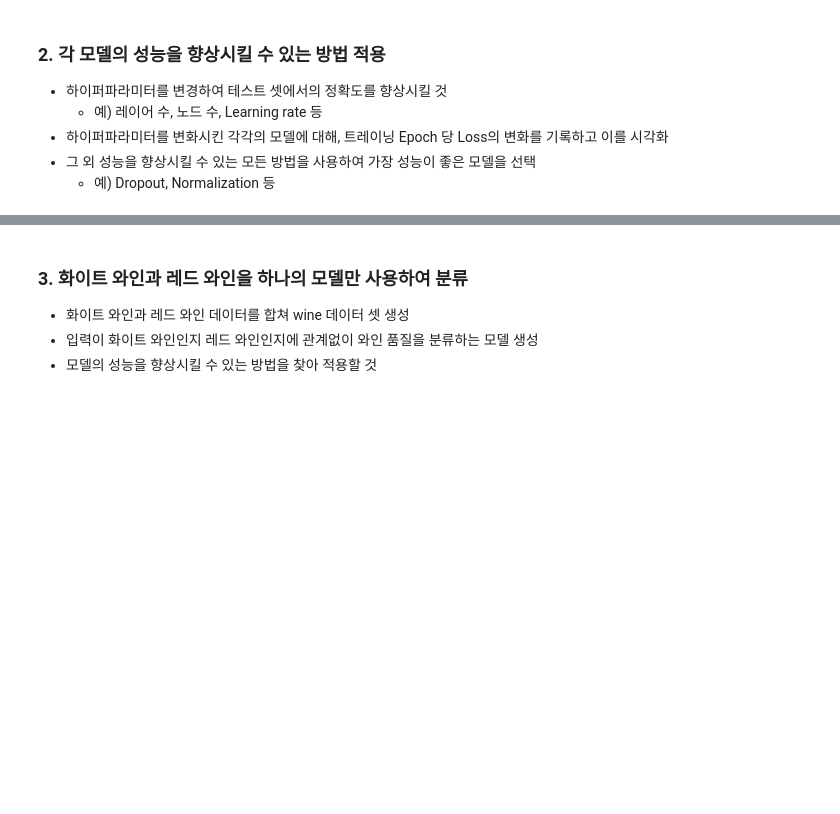
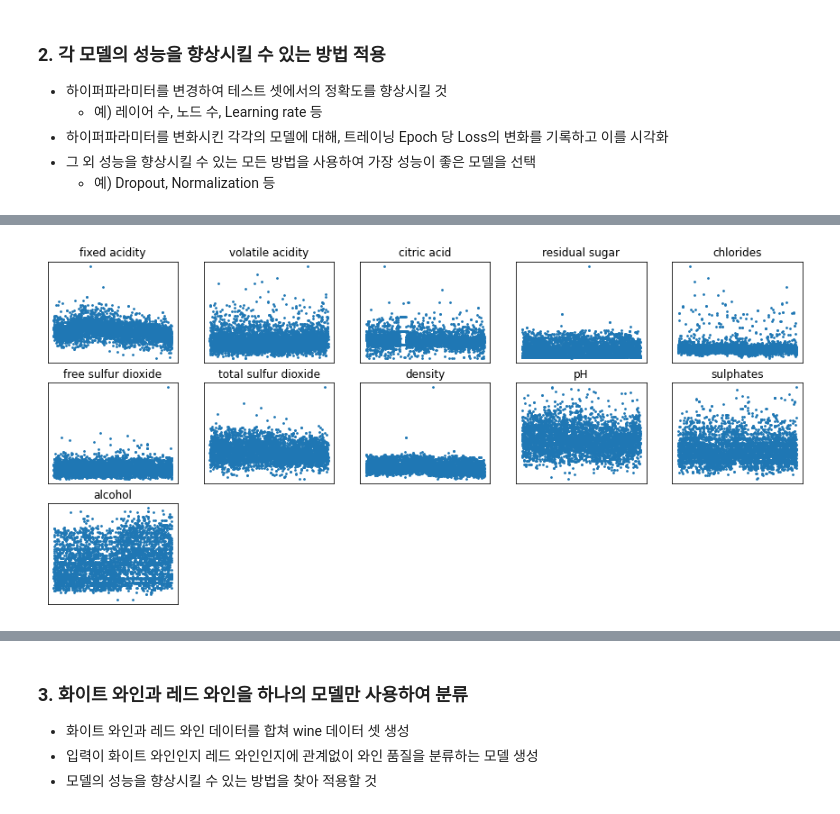
Before and after one commit to cow-coding/School-Project, a Jupyter notebook: Computer Science/Machine Learning/Wine Calssifier/Wine Classifier.ipynb, the cells around one changed output, grey strips where cells are left out. Cells and saved outputs as stored; diff of their text form; code cells hidden in the pictures; blank space fills up the shorter version.

```diff
--- a/Computer Science/Machine Learning/Wine Calssifier/Wine Classifier.ipynb
+++ b/Computer Science/Machine Learning/Wine Calssifier/Wine Classifier.ipynb
@@ -266,0 +278,18 @@ Accuracy (red) : 0.6042
+# %%
+index = [i for i in range(len(white_wine))]
+col = white_wine.columns
+
+plt.figure(figsize=(15, 7))
+
+for i in range(len(col)-1):
+  colname = col[i]
+
+  plt.subplot(3, 5, i+1)
+  plt.scatter(index, white_wine[colname], s=3)
+  plt.xticks([])
+  plt.yticks([])
+  plt.title(colname)
+
+plt.show()
+# %% [output]
+[figure, added]
```
Also changed, not shown: parts of 18 cells of this notebook, 1 other file.
